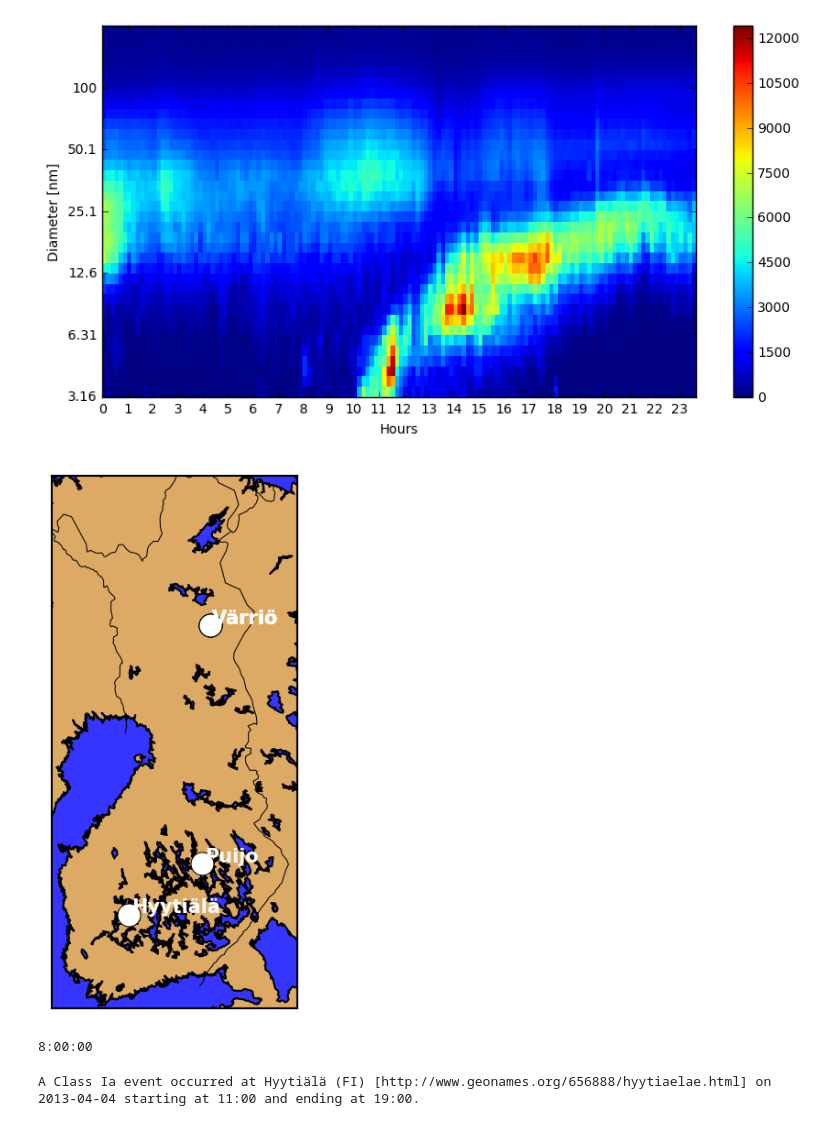
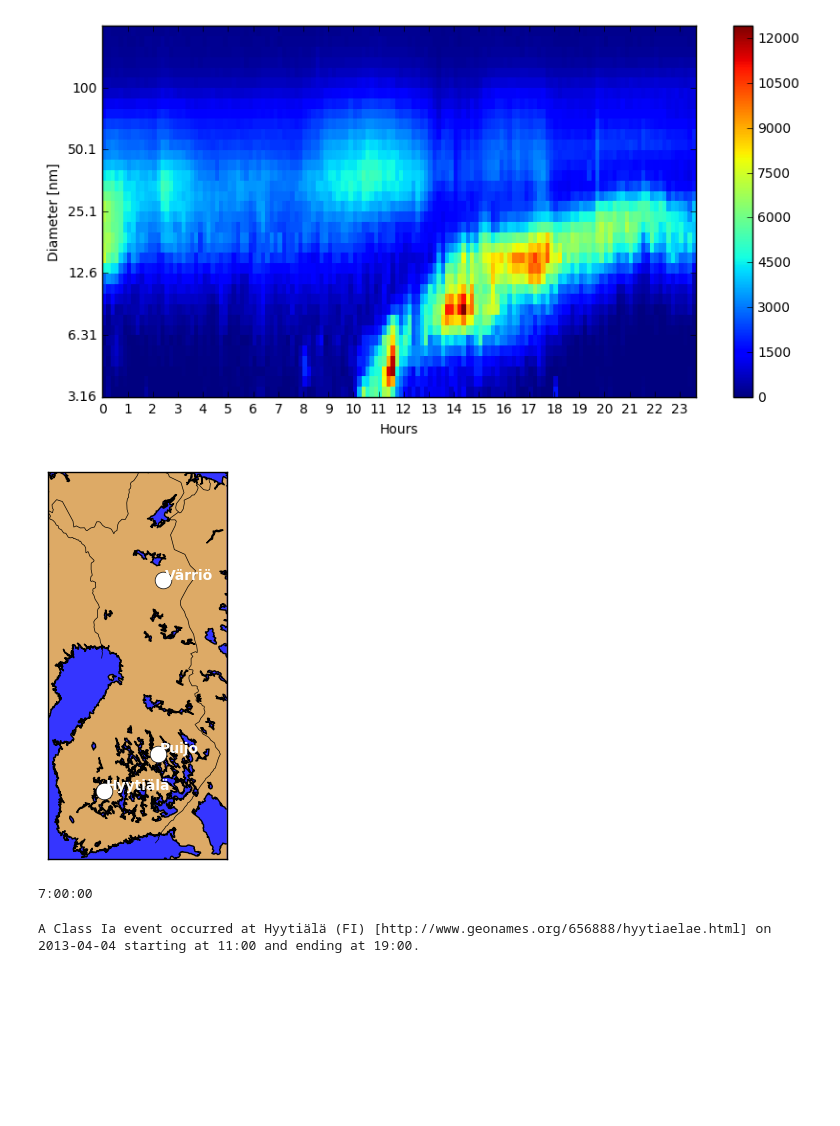
Before and after one commit to markusstocker/pynpf, a Jupyter notebook: example.ipynb, the cells around one changed output. Cells and saved outputs as stored; diff of their text form; code cells hidden in the pictures; blank space fills up the shorter version.

```diff
--- a/example.ipynb
+++ b/example.ipynb
@@ -15,19 +22,19 @@ record(event('2013-04-04', 'Hyytiälä', '11:00', '19:00', 'Class Ia'))
 # %%
-from processing.visualization import map
+from processing.visualization import smap
 from factory import events
 
-# Visualize the locations of events on a map
-map(events())
+# Visualize event locations on a static map
+smap(events())
 # %% [output]
-[figure, old version]
+[figure, new version]
 # %%
 from processing.statistics import duration
 from factory import events
 
 # Compute the average duration of events, possibly at specific locations
-duration(events(place='Hyytiälä'), fun='avg')
+duration(events(), fun='avg')
 # %% [output]
-8:00:00
+7:00:00
 # %%
 from processing.description import describe
 from factory import events
```
Also changed, not shown: parts of 3 cells of this notebook, 8 other files.
